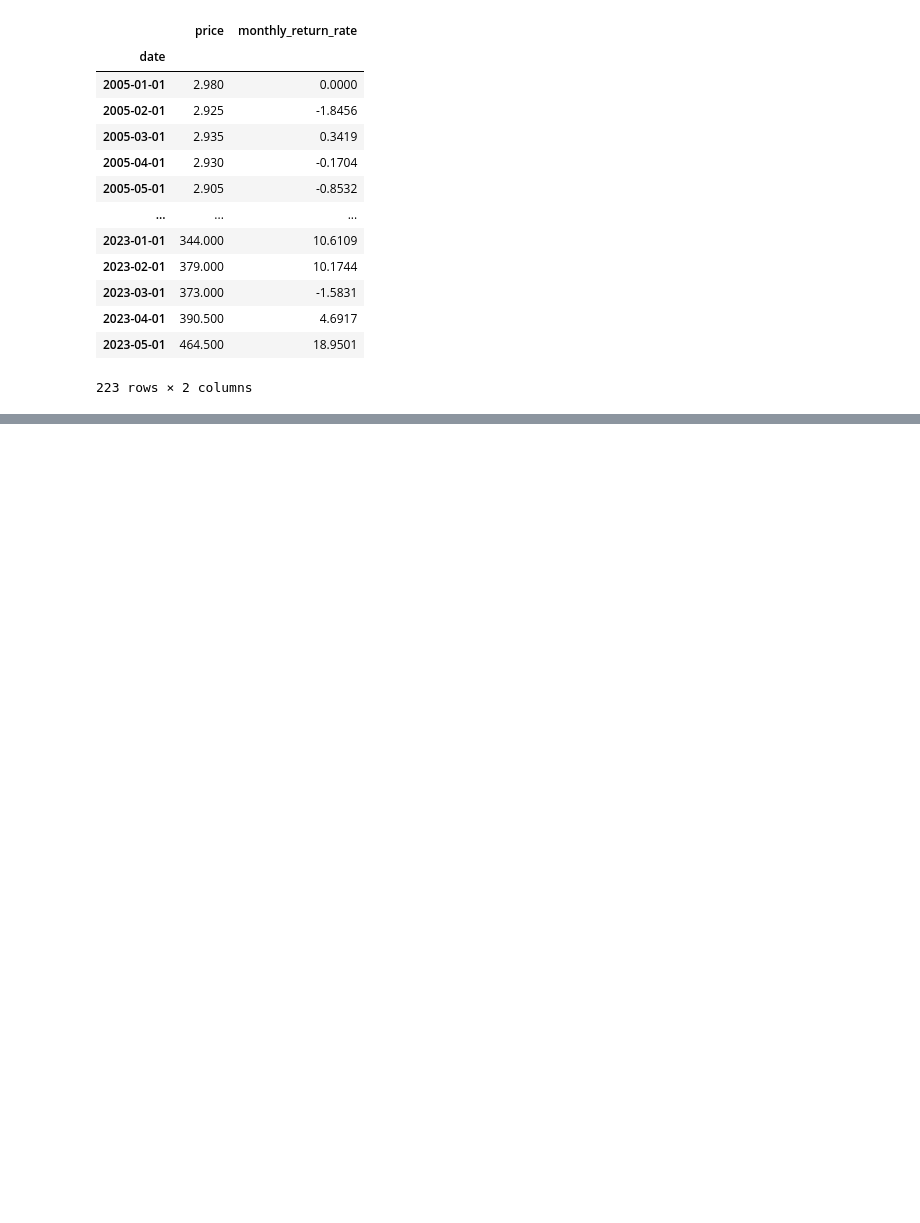
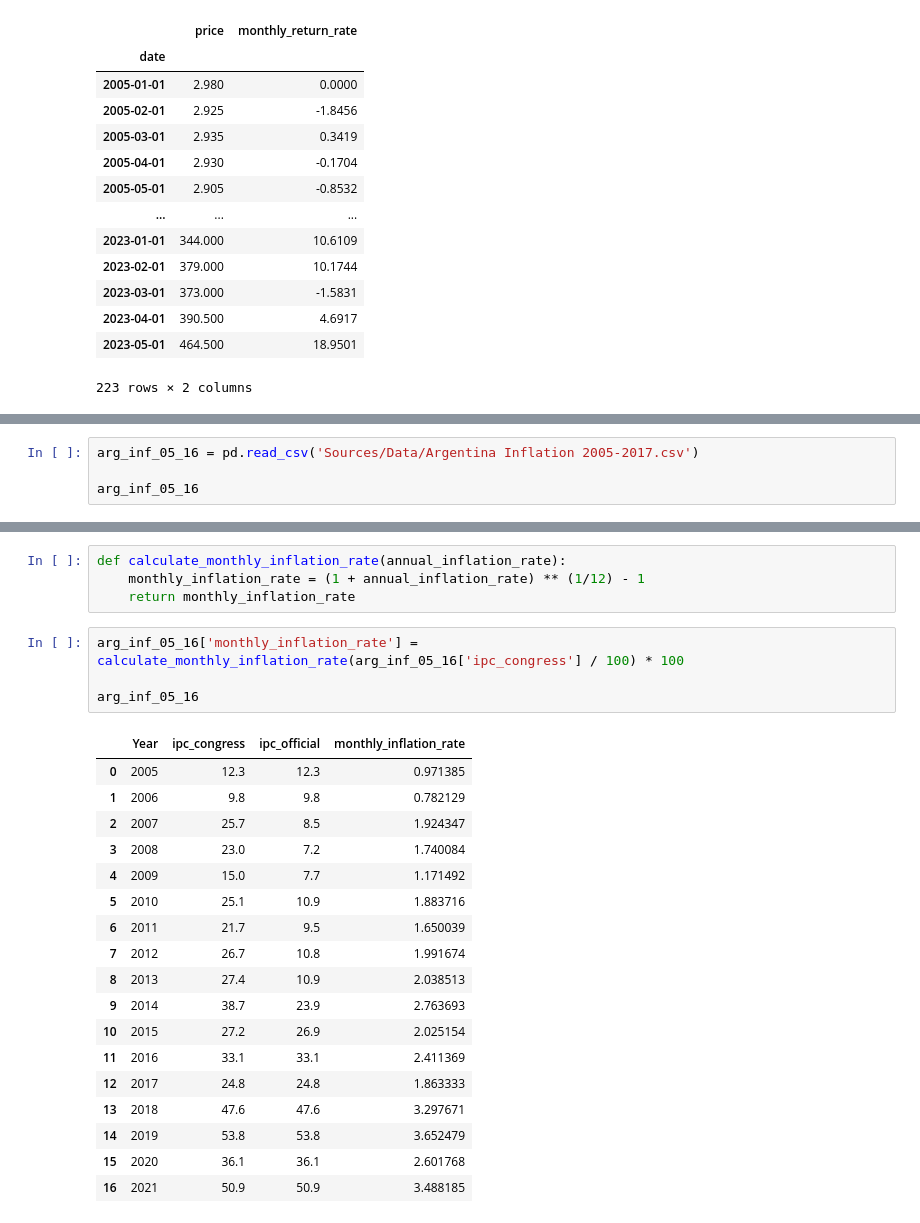
Before and after one commit to jbrekes/Argentina_Inflation_Vs_Common_Investments, a Jupyter notebook: Argentina Inflation Vs Savings.ipynb, the cells around one changed output, grey strips where cells are left out. Cells and saved outputs as stored; diff of their text form; blank space fills up the shorter version.

```diff
--- a/Argentina Inflation Vs Savings.ipynb
+++ b/Argentina Inflation Vs Savings.ipynb
@@ -340,0 +466,4 @@ merged_df
+# %%
+arg_inf_05_16 = pd.read_csv('Sources/Data/Argentina Inflation 2005-2017.csv')
+
+arg_inf_05_16
@@ -340,0 +489,27 @@ merged_df
+# %%
+def calculate_monthly_inflation_rate(annual_inflation_rate):
+    monthly_inflation_rate = (1 + annual_inflation_rate) ** (1/12) - 1
+    return monthly_inflation_rate
+# %%
+arg_inf_05_16['monthly_inflation_rate'] = calculate_monthly_inflation_rate(arg_inf_05_16['ipc_congress'] / 100) * 100
+
+arg_inf_05_16
+# %% [output]
+|  | Year | ipc_congress | ipc_official | monthly_inflation_rate |
+| 0 | 2005 | 12.3 | 12.3 | 0.971385 |
+| 1 | 2006 | 9.8 | 9.8 | 0.782129 |
+| 2 | 2007 | 25.7 | 8.5 | 1.924347 |
+| 3 | 2008 | 23.0 | 7.2 | 1.740084 |
+| 4 | 2009 | 15.0 | 7.7 | 1.171492 |
+| 5 | 2010 | 25.1 | 10.9 | 1.883716 |
+| 6 | 2011 | 21.7 | 9.5 | 1.650039 |
+| 7 | 2012 | 26.7 | 10.8 | 1.991674 |
+| 8 | 2013 | 27.4 | 10.9 | 2.038513 |
+| 9 | 2014 | 38.7 | 23.9 | 2.763693 |
+| 10 | 2015 | 27.2 | 26.9 | 2.025154 |
+| 11 | 2016 | 33.1 | 33.1 | 2.411369 |
+| 12 | 2017 | 24.8 | 24.8 | 1.863333 |
+| 13 | 2018 | 47.6 | 47.6 | 3.297671 |
+| 14 | 2019 | 53.8 | 53.8 | 3.652479 |
+| 15 | 2020 | 36.1 | 36.1 | 2.601768 |
+| 16 | 2021 | 50.9 | 50.9 | 3.488185 |
```
Also changed, not shown: parts of 10 cells of this notebook, 4 other files.
